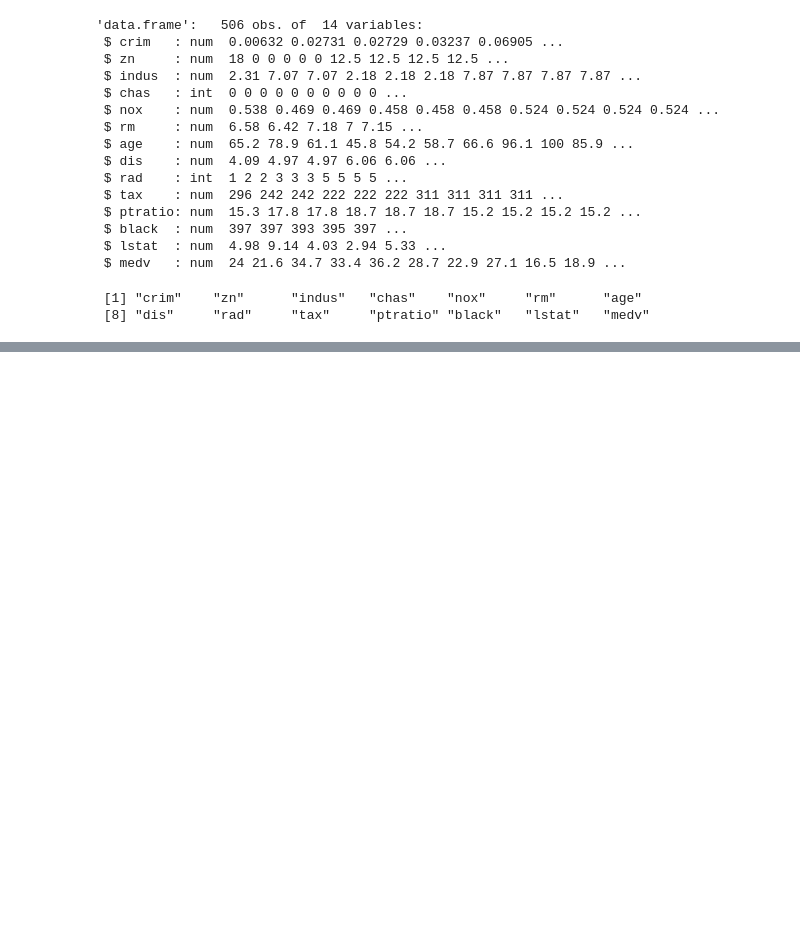
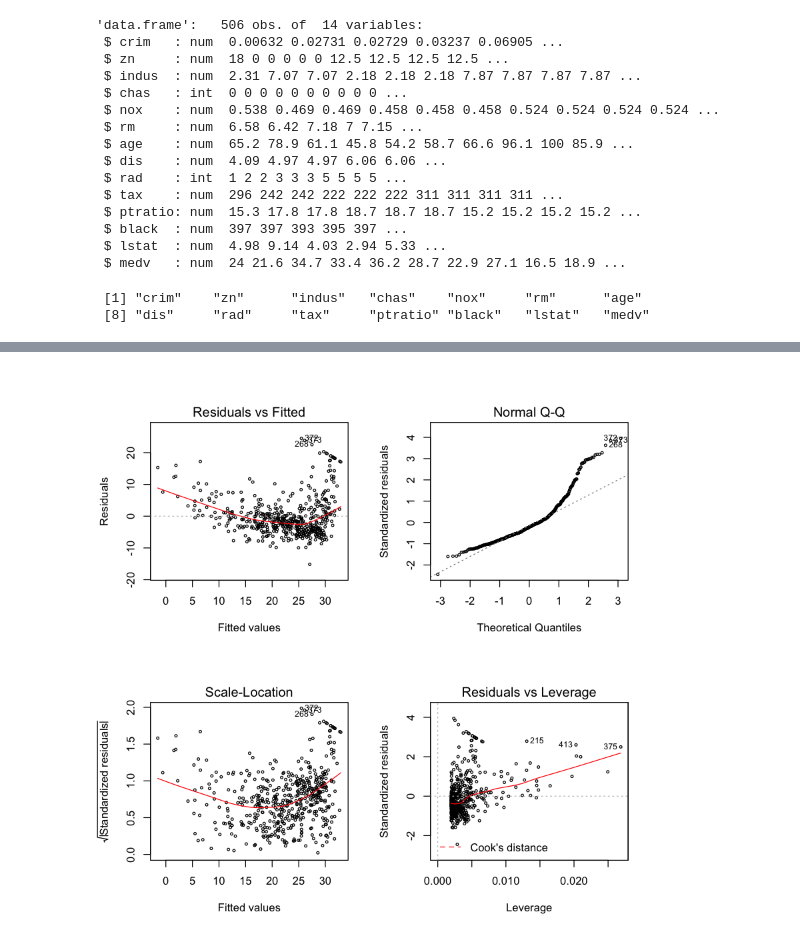
Before and after one commit to slzdevsnp/learn, a Jupyter notebook: tibshirani/ch3-LinearRegression/ch3_lab.ipynb, the cells around one changed output, grey strips where cells are left out. Cells and saved outputs as stored; diff of their text form; code cells hidden in the pictures; blank space fills up the shorter version.

```diff
--- a/tibshirani/ch3-LinearRegression/ch3_lab.ipynb
+++ b/tibshirani/ch3-LinearRegression/ch3_lab.ipynb
@@ -54,0 +85,6 @@ F-statistic: 601.6 on 1 and 504 DF,  p-value: < 2.2e-16
+# %%
+#diagnostic plots for a simple linear reg
+par(mfrow=c(2,2))
+plot(lmFit1 ,cex=0.5)
+# %% [output]
+[figure, added]
```
Also changed, not shown: parts of 26 cells of this notebook.
